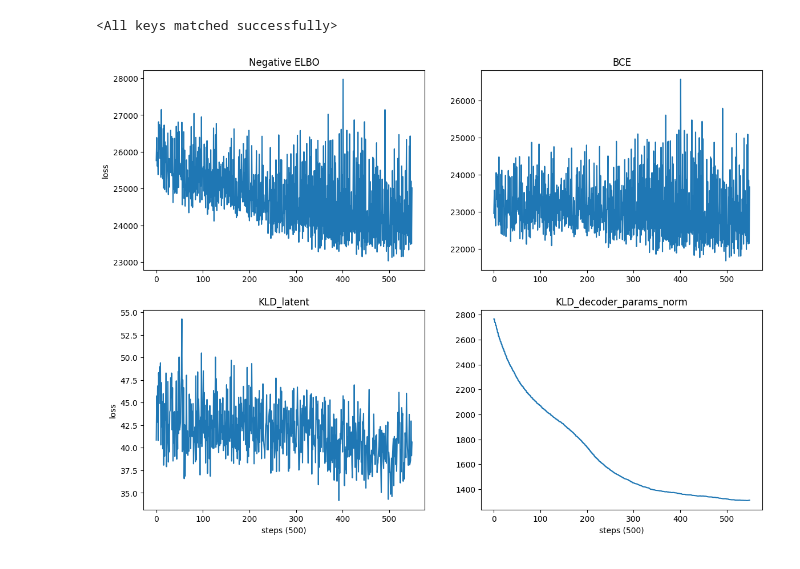
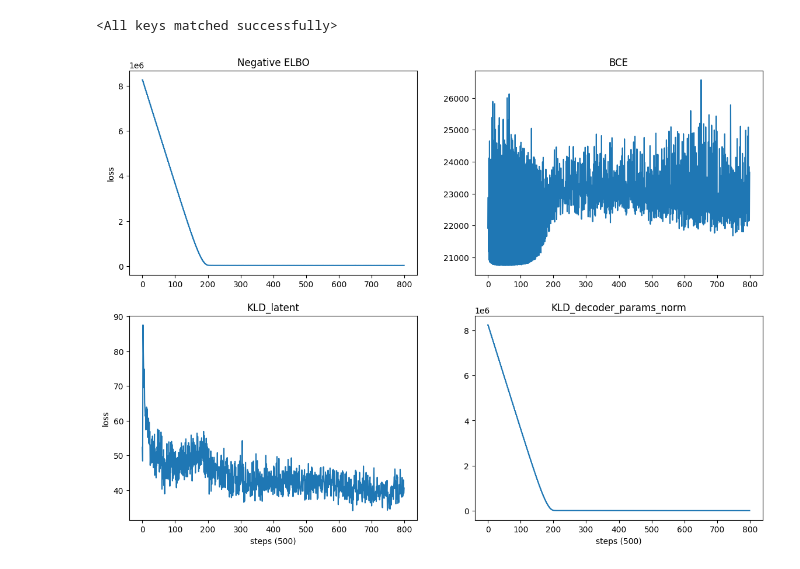
Before and after one commit to blab/sequence-vaes, a Jupyter notebook: EVE_frazer/EVE_stuff.ipynb, the cells around one changed output. Drawn from its saved outputs; the diff is of its cells as text; code cells hidden in the pictures.

```diff
--- a/EVE_frazer/EVE_stuff.ipynb
+++ b/EVE_frazer/EVE_stuff.ipynb
@@ -126,30 +126,30 @@ vae_model.load_state_dict(torch.load("./model_checkpoints/Covid_model1_best", we
 # %%
 get_nums = lambda line: (float(line[(line.find("ELBO") + len("ELBO") + 3):(line.find("BCE") - 2)]),
                         float(line[(line.find("BCE") + len("BCE") + 2):(line.find("KLD_latent") - 2)]),
                         float(line[(line.find("KLD_latent") + len("KLD_latent") + 2):(line.find("KLD_decoder_params_norm") - 2)]),
                         float(line[(line.find("KLD_decoder_params_norm") + len("KLD_decoder_params_norm") + 2):(line.find("Time")-2)]),
                         float(line[(line.find("Time")+len("Time")+2):-2]))
 
 data = None
 with open("./model_checkpoints/Covid_model1_losses.csv","r") as f:
-    data = [x.strip() for x in f.readlines()][250:]
+    data = [x.strip() for x in f.readlines()]
     data = [get_nums(x) for x in data[3:]]
 
 labels = ["Negative ELBO", "BCE", "KLD_latent", "KLD_decoder_params_norm", "Time"]
 
 fig,arr = plt.subplots(2,2,figsize=(14,10))
 N = len(data)
 for i in range(4):
     row = i // 2
     col = i % 2
     arr[row,col].plot(list(range(N)), [x[i] for x in data])
     if i == 0 or i == 2:
         arr[row][col].set_ylabel("loss")
     if i >= 2:
         arr[row][col].set_xlabel("steps (500)")
     arr[row][col].set_title(labels[i])
 
 plt.show()
 # %% [output]
-[figure, old version]
+[figure, new version]
 # %%
```
Also changed, not shown: parts of 8 cells of this notebook, 3 other files.
